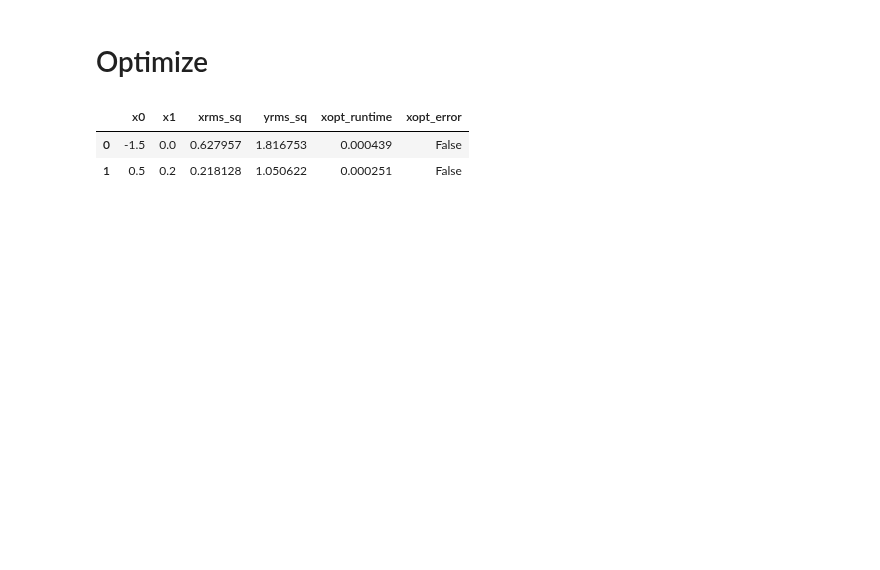
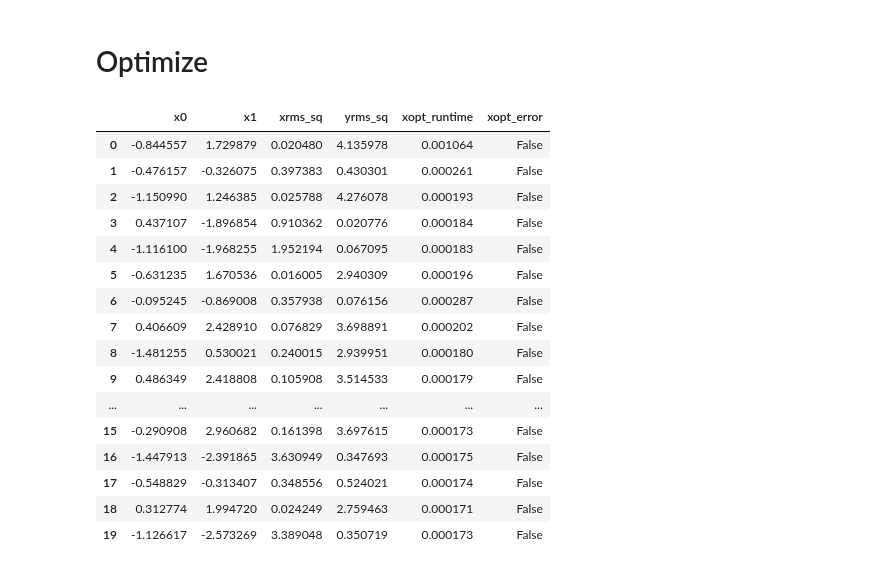
Before and after one commit to roussel-ryan/emitopt, a Jupyter notebook: examples/bax-emittance-xy-minimization-toy-model-2d-PAPERFIG.ipynb, the cells around one changed output. Cells and saved outputs as stored; diff of their text form; code cells hidden in the pictures; blank space fills up the shorter version.

```diff
--- a/examples/bax-emittance-xy-minimization-toy-model-2d-PAPERFIG.ipynb
+++ b/examples/bax-emittance-xy-minimization-toy-model-2d-PAPERFIG.ipynb
@@ -48,10 +48,10 @@ ndim = 2 #number of input dimensions
 noise = False #whether to add noise to the ground-truth beam size function outputs
 thick_quad = False
 meas_dim = 1 #input dimension for measurement parameter
-n_obs_init = 15 #number of random initial observations for GP model
+n_obs_init = 20 #number of random initial observations for GP model
 n_samples = 10 #number of posterior samples for BAX
-n_iter = 5 #number of optimization steps for Xopt to take (after acquiring random initial data)
-rand_seed = 7
+n_iter = 10 #number of optimization steps for Xopt to take (after acquiring random initial data)
+rand_seed = 99
 
 #random seeds for reproducibility
 torch.manual_seed(rand_seed)
@@ -99,8 +99,8 @@ def measure_beamsize(input_dict):
     rms_beamsizes0 = np.array(sim.beam_size_meas(input_dict[meas_param]))
     detuning_scale = 1. + x_tuning.abs().sum().cpu()
     xrms, yrms = detuning_scale * rms_beamsizes0
-    return {'xrms_sq': float(xrms)**2.*scale,
-            'yrms_sq': float(yrms)**2.*scale} # mean-square beam sizes in mm squared
+    return {'xrms_sq': float(xrms)**2.*(1+0.1*np.random.randn())*scale,
+            'yrms_sq': float(yrms)**2.*(1+0.1*np.random.randn())*scale} # mean-square beam sizes in mm squared
 
 from emitopt.beam_dynamics import get_quad_scale_factor
 scale_factor = get_quad_scale_factor(E=.08, q_len=q_len)
@@ -124,7 +124,7 @@ Ground truth minimum emit: tensor(0.0609)
 # Construct vocs
 # %%
 variables = {var_name: [-1.5,0.5] for var_name in var_names}
-variables[meas_param] = [-5,5] #overwrite bounds for measurement parameter to capture minimum of single-quadrupole optical model
+variables[meas_param] = [-3,3] #overwrite bounds for measurement parameter to capture minimum of single-quadrupole optical model
 
 #construct vocs
 vocs = VOCS(
@@ -234,19 +234,43 @@ Verifying model name='standard' use_low_noise_prior=True covar_modules={'xrms_sq
 # %%
 # call X.random_evaluate() to generate random initial points and evaluate on test_func
 optimizer.random_evaluate(n_obs_init)
 # optimizer.evaluate_data({'x0':[-1.5, -1.5, -1.5, 0.5, 0.5, 0.5, -0.5, -0.5, -0.5],
 #                          'x1':[-5., 0., 5., -5., 0., 5., -5., 0., 5.]})
-optimizer.evaluate_data({'x0':[-1.5, 0.5],
-                         'x1':[0., 0.2]})
-# optimizer.evaluate_data({'x0':[ 0.34738342, -1.05983758, -0.37681846, -0.94693036, -1.45597902,
+# optimizer.evaluate_data({'x0':[-1.5, 0.5],
+#                          'x1':[0., 0.2]})
+# init_inputs = {'x0':[ 0.34738342, -1.05983758, -0.37681846, -0.94693036, -1.45597902,
 #         -0.57699174, -0.50224093,  0.35589773, -0.03687796, -0.499765  ,
 #         -0.85845999, -1.10747807, -0.26188227,  0.36812731, -0.0762912 ,
-#         -1.5       ,  0.5       ],
-#                          'x1':[-4.09593528,  2.86614646,  0.47876038, -4.3120602 ,  4.75100772,
+#         -1.5       ,  0.5      ],
+#                'x1':[-4.09593528,  2.86614646,  0.47876038, -4.3120602 ,  4.75100772,
 #         -1.00548917, -4.501295  ,  2.69697121, -0.48489919, -4.09128375,
 #          3.66830554, -0.23412581, -2.50409859, -1.69013241,  0.3224714 ,
-#          0.        ,  0.2       ]})
+#          0.        ,  0.2   ]}
+# init_inputs = {'x0':[ 0.34738342, -1.05983758, -0.94693036, -1.45597902,
+#         -0.57699174, -0.50224093,  0.35589773, -0.03687796, -0.499765  ,
+#         -0.85845999, -1.10747807, -0.26188227,  0.36812731, -0.0762912 ,
+#         -1.5       ,  0.5      ],
+#                'x1':[-4.09593528,  2.86614646, -4.3120602 ,  4.75100772,
+#         -1.00548917, -4.501295  ,  2.69697121, -0.48489919, -4.09128375,
+#          3.66830554, -0.23412581, -2.50409859, -1.69013241,  0.3224714 ,
+#          0.        ,  0.2   ]}
+# optimizer.evaluate_data(init_inputs)
+# n_obs_init = len(init_inputs['x0'])
 # %% [output]
 |  | x0 | x1 | xrms_sq | yrms_sq | xopt_runtime | xopt_error |
-| 0 | -1.5 | 0.0 | 0.627957 | 1.816753 | 0.000439 | False |
-| 1 | 0.5 | 0.2 | 0.218128 | 1.050622 | 0.000251 | False |
+| 0 | -0.844557 | 1.729879 | 0.020480 | 4.135978 | 0.001064 | False |
+| 1 | -0.476157 | -0.326075 | 0.397383 | 0.430301 | 0.000261 | False |
+| 2 | -1.150990 | 1.246385 | 0.025788 | 4.276078 | 0.000193 | False |
+| 3 | 0.437107 | -1.896854 | 0.910362 | 0.020776 | 0.000184 | False |
+| 4 | -1.116100 | -1.968255 | 1.952194 | 0.067095 | 0.000183 | False |
+| 5 | -0.631235 | 1.670536 | 0.016005 | 2.940309 | 0.000196 | False |
+| 6 | -0.095245 | -0.869008 | 0.357938 | 0.076156 | 0.000287 | False |
+| 7 | 0.406609 | 2.428910 | 0.076829 | 3.698891 | 0.000202 | False |
+| 8 | -1.481255 | 0.530021 | 0.240015 | 2.939951 | 0.000180 | False |
+| 9 | 0.486349 | 2.418808 | 0.105908 | 3.514533 | 0.000179 | False |
+| ... | ... | ... | ... | ... | ... | ... |
+| 15 | -0.290908 | 2.960682 | 0.161398 | 3.697615 | 0.000173 | False |
+| 16 | -1.447913 | -2.391865 | 3.630949 | 0.347693 | 0.000175 | False |
+| 17 | -0.548829 | -0.313407 | 0.348556 | 0.524021 | 0.000174 | False |
+| 18 | 0.312774 | 1.994720 | 0.024249 | 2.759463 | 0.000171 | False |
+| 19 | -1.126617 | -2.573269 | 3.389048 | 0.350719 | 0.000173 | False |
```
Also changed, not shown: parts of 13 cells of this notebook, 11 other files.
